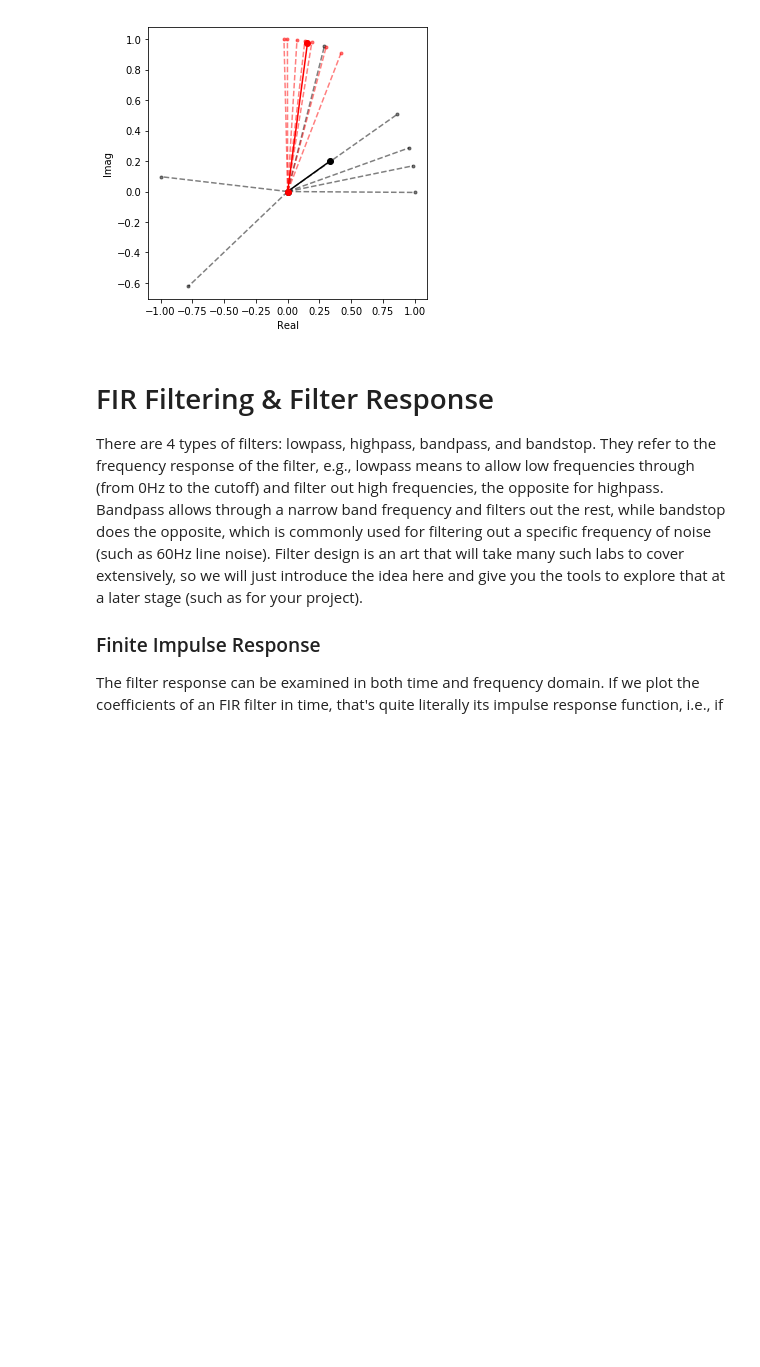
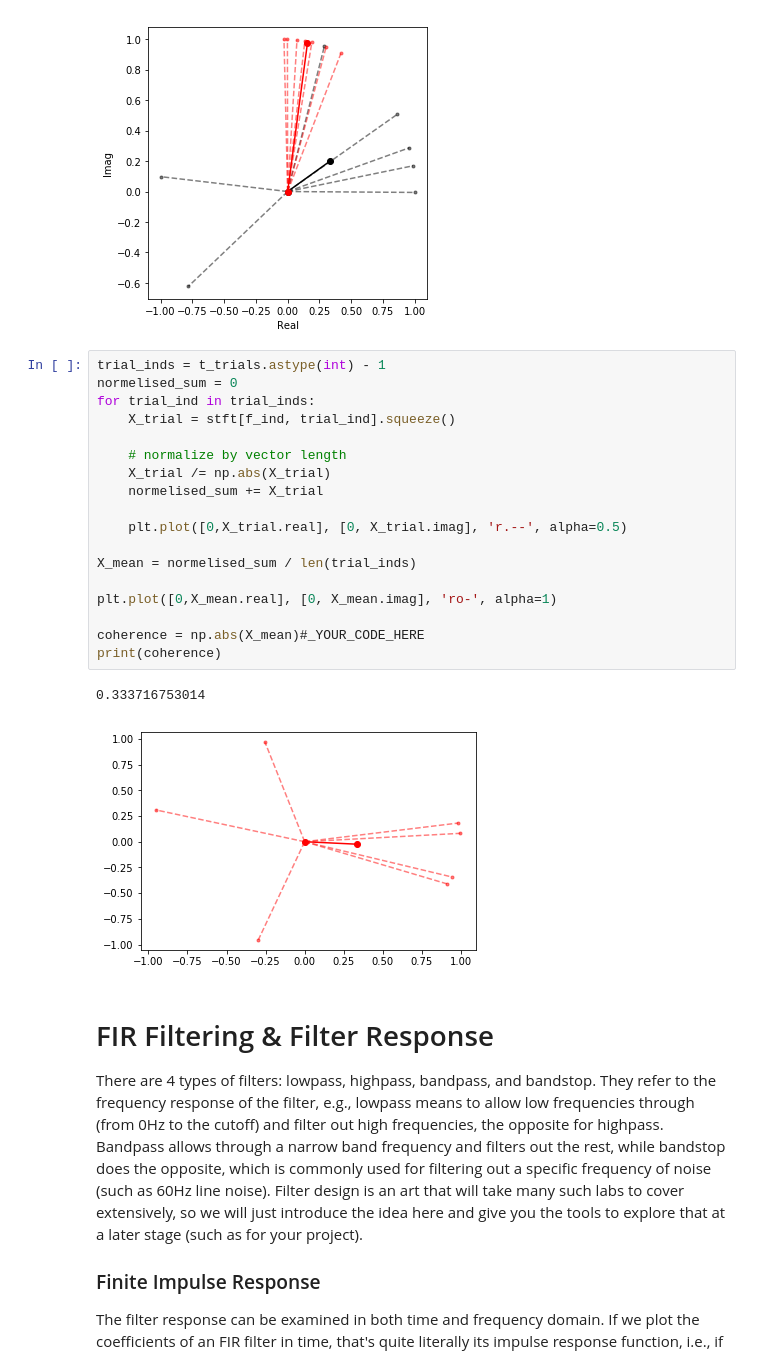
Before and after one commit to TamuzHod/COGS118C, a Jupyter notebook: Assignments/A3-TimeFrequencyFiltering.ipynb, the cells around one changed output. Cells and saved outputs as stored; diff of their text form; blank space fills up the shorter version.

```diff
--- a/Assignments/A3-TimeFrequencyFiltering.ipynb
+++ b/Assignments/A3-TimeFrequencyFiltering.ipynb
@@ -675,6 +673,27 @@ print(coherence)
 0.385994030625
 0.988108964243
 [figure]
+# %%
+trial_inds = t_trials.astype(int) - 1
+normelised_sum = 0
+for trial_ind in trial_inds:
+    X_trial = stft[f_ind, trial_ind].squeeze()
+
+    # normalize by vector length
+    X_trial /= np.abs(X_trial)
+    normelised_sum += X_trial
+
+    plt.plot([0,X_trial.real], [0, X_trial.imag], 'r.--', alpha=0.5)
+
+X_mean = normelised_sum / len(trial_inds)
+
+plt.plot([0,X_mean.real], [0, X_mean.imag], 'ro-', alpha=1)
+
+coherence = np.abs(X_mean)#_YOUR_CODE_HERE
+print(coherence)
+# %% [output]
+0.333716753014
+[figure, added]
 # %% [markdown]
 # FIR Filtering & Filter Response
 There are 4 types of filters: lowpass, highpass, bandpass, and bandstop. They refer to the frequency response of the filter, e.g., lowpass means to allow low frequencies through (from 0Hz to the cutoff) and filter out high frequencies, the opposite for highpass. Bandpass allows through a narrow band frequency and filters out the rest, while bandstop does the opposite, which is commonly used for filtering out a specific frequency of noise (such as 60Hz line noise). Filter design is an art that will take many such labs to cover extensively, so we will just introduce the idea here and give you the tools to explore that at a later stage (such as for your project).
```
Also changed, not shown: parts of 11 cells of this notebook, 1 other file.
